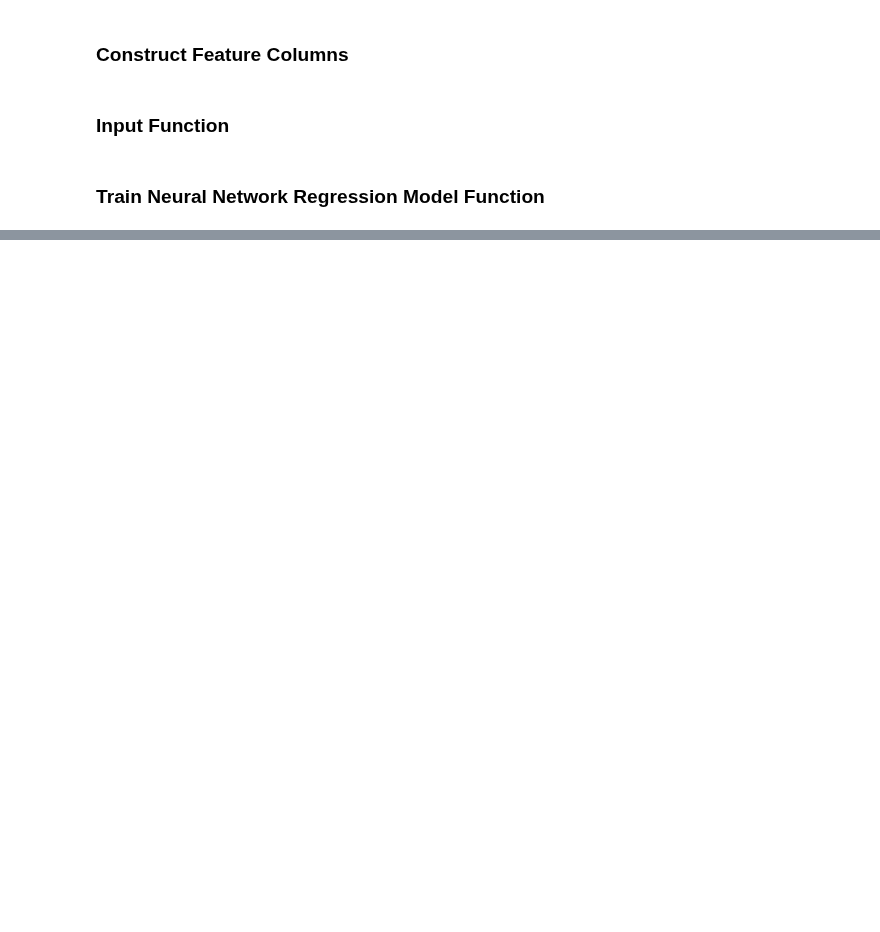
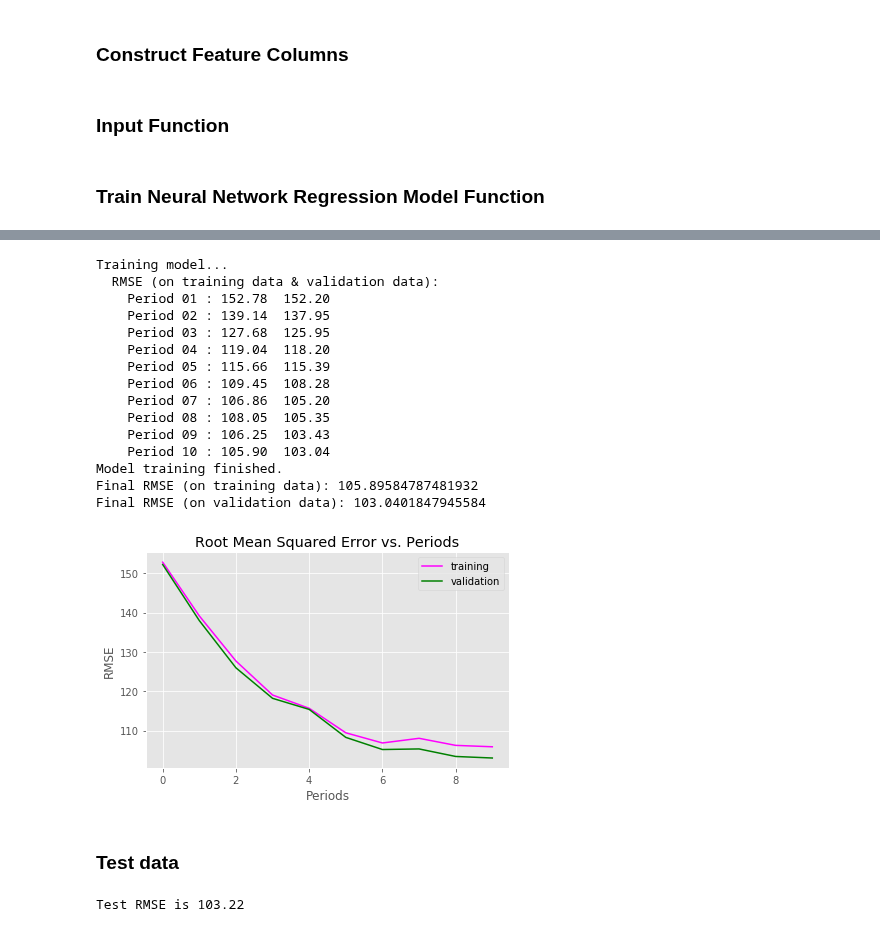
Before and after one commit to acesaif/ml_crash_course, a Jupyter notebook: intro_neural_networks/ml_neural_nets.ipynb, the cells around one changed output, grey strips where cells are left out. Cells and saved outputs as stored; diff of their text form; code cells hidden in the pictures; blank space fills up the shorter version.

Commit message:
Tuning and testing the model.

```diff
--- a/intro_neural_networks/ml_neural_nets.ipynb
+++ b/intro_neural_networks/ml_neural_nets.ipynb
@@ -239,0 +240,50 @@ Final RMSE (on validation data): 127.16440196006599
+# %%
+dnn_regressor = train_nn_regression_model(
+    learning_rate = 0.001,
+    steps = 2000,
+    batch_size = 100,
+    hidden_units = [10, 10],
+    training_examples = training_examples,
+    training_targets = training_targets,
+    validation_examples = validation_examples,
+    validation_targets = validation_targets
+)
+# %% [output]
+Training model...
+  RMSE (on training data & validation data):
+    Period 01 : 152.78  152.20
+    Period 02 : 139.14  137.95
+    Period 03 : 127.68  125.95
+    Period 04 : 119.04  118.20
+    Period 05 : 115.66  115.39
+    Period 06 : 109.45  108.28
+    Period 07 : 106.86  105.20
+    Period 08 : 108.05  105.35
+    Period 09 : 106.25  103.43
+    Period 10 : 105.90  103.04
+Model training finished.
+Final RMSE (on training data): 105.89584787481932
+Final RMSE (on validation data): 103.0401847945584
+[figure, added]
+# %% [markdown]
+### Test data
+# %%
+california_housing_test_data = pd.read_csv(
+    "https://storage.googleapis.com/mledu-datasets/california_housing_test.csv", sep=",")
+
+test_examples = preprocess_features(california_housing_test_data)
+test_targets = preprocess_targets(california_housing_test_data)
+
+predict_test_input_fn = lambda: my_input_fn(test_examples,
+                                            test_targets["median_house_value"],
+                                            shuffle=False,
+                                            num_epochs=1)
+
+test_predictions = dnn_regressor.predict(input_fn=predict_test_input_fn)
+test_predictions = np.array([item['predictions'][0] for item in test_predictions])
+
+test_root_mean_squared_error = math.sqrt(metrics.mean_squared_error(test_predictions,
+                                                                    test_targets))
+print("Test RMSE is %0.2f" % test_root_mean_squared_error)
+# %% [output]
+Test RMSE is 103.22
```
Also changed, not shown: parts of 3 cells of this notebook.
